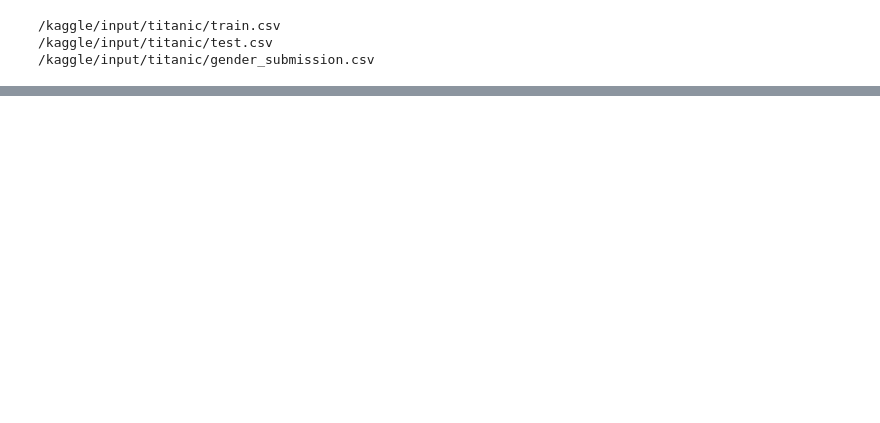
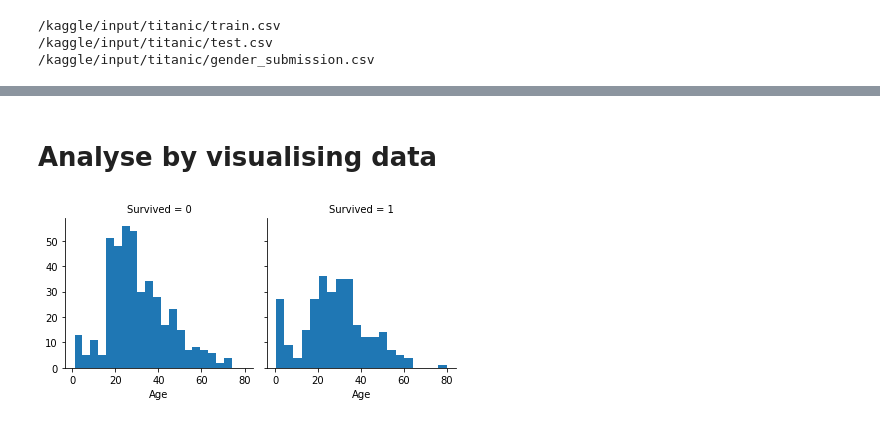
Before and after one commit to kai-majerus/kaggle_public_notebooks, a Jupyter notebook: 11-11-23-titanic-survivor-ml.ipynb, the cells around one changed output, grey strips where cells are left out. Cells and saved outputs as stored; diff of their text form; code cells hidden in the pictures; blank space fills up the shorter version.

Commit message:
Kaggle Notebook | 11/11/23 Titanic Survivor ML | Version 4

```diff
--- a/11-11-23-titanic-survivor-ml.ipynb
+++ b/11-11-23-titanic-survivor-ml.ipynb
@@ -72,0 +48,4 @@ Your submission was successfully saved!
+# %%
+train_df = pd.read_csv("/kaggle/input/titanic/train.csv")
+test_df = pd.read_csv("/kaggle/input/titanic/test.csv")
+combine = [train_df, test_df]
@@ -72,0 +200,8 @@ Your submission was successfully saved!
+# %% [markdown]
+# Analyse by visualising data
+# %%
+# Continuous numerical variable against categorical variable
+g= sns.FacetGrid(train_df, col='Survived')
+g.map(plt.hist, 'Age', bins=20);
+# %% [output]
+[figure, added]
```
Also changed, not shown: parts of 85 cells of this notebook.
